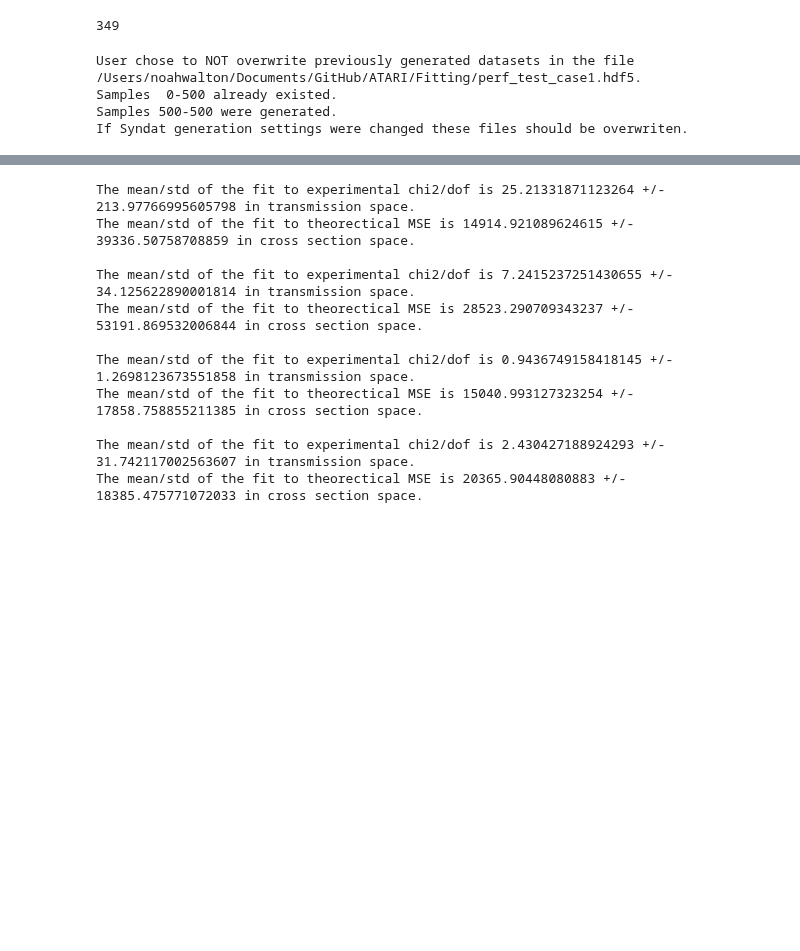
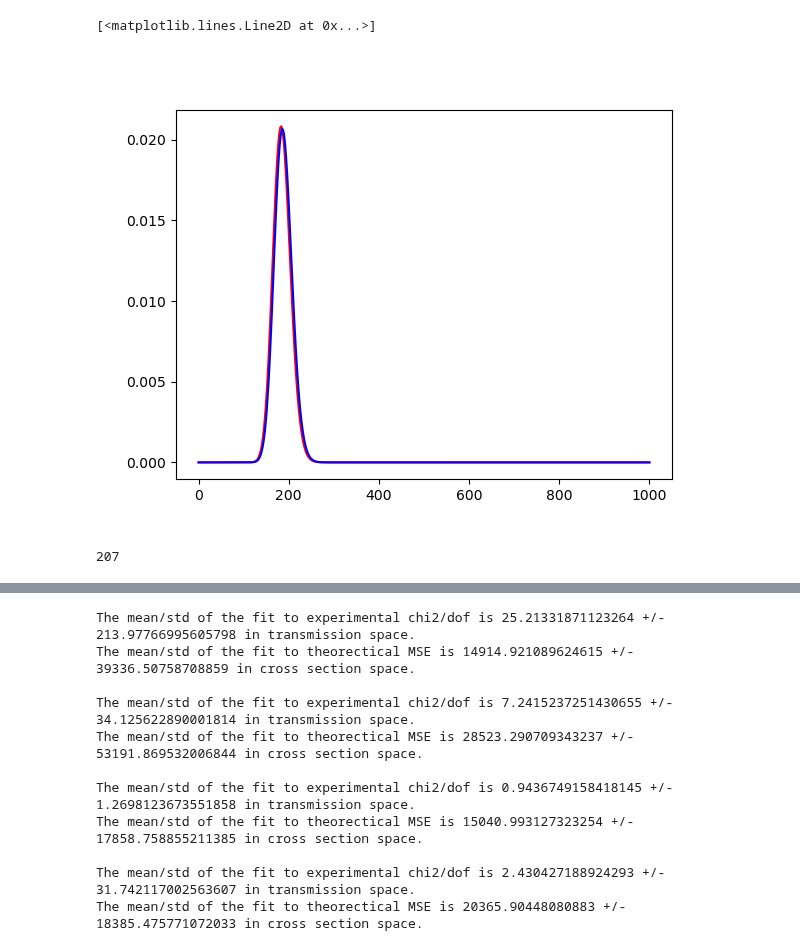
Before and after one commit to Naww137/ATARI, a Jupyter notebook: examples/UserExample_PiTFAll.ipynb, the cells around one changed output, grey strips where cells are left out. Cells and saved outputs as stored; diff of their text form; code cells hidden in the pictures; blank space fills up the shorter version.

```diff
--- a/examples/UserExample_PiTFAll.ipynb
+++ b/examples/UserExample_PiTFAll.ipynb
@@ -11,5 +12,16 @@ h5py.enable_ipython_completer()
 # %%
 %matplotlib widget
+# %%
+x = np.linspace(0,1000,1000)
+chi2_1 = sts.chi2.pdf(x, 200-3*5)
+chi2_2 = sts.chi2.pdf(x, 200-3*4)
+
+figure()
+plot(x, chi2_1, color='r')
+plot(x, chi2_2, color='b')
+# %% [output]
+[<matplotlib.lines.Line2D at 0x...>]
+[figure, added]
 # %%
 # Peformance Test for Fitting ALgorithm (PiTFALl)
 # pd.__version__
@@ -34,7 +46,7 @@ Ta_pair = syndat.particle_pair( ac, M, m, I, i, l_max,
 # %%
 
 # initialize experimental setup
-E_min_max = [110, 150]
+E_min_max = [500, 550]
 input_options = { 'Add Noise': True,
             'Sample TURP':True,
             'Sample TOCS':True,
@@ -42,14 +54,14 @@ input_options = { 'Add Noise': True,
             'Compression Points':[],
             'Grouping Factors':None}
 
-experiment_parameters = {'bw': {'val':0.1,    'unc'   :   0}}
+experiment_parameters = {'bw': {'val':0.0256,    'unc'   :   0}}
 
 exp = syndat.experiment(E_min_max,
                         input_options=input_options,
                         experiment_parameters=experiment_parameters)
 print(len(exp.energy_domain))
 # %% [output]
-349
+207
 # %%
 # resonance_ladder = Ta_pair.sample_resonance_ladder(E_min_max, spin_groups, average_parameters)
 # print(resonance_ladder)
@@ -75,11 +87,11 @@ print(len(exp.energy_domain))
 # run a performance test with the PiTFAll module
 
 # case_file = './perf_test_baron'
-case_file = '/Users/noahwalton/Documents/GitHub/ATARI/Fitting/perf_test_case1.hdf5'
-# case_file = '/Users/noahwalton/Documents/GitHub/ATARI/Fitting/perf_test_static_window_ladder.hdf5'
+# case_file = '/Users/noahwalton/Documents/GitHub/ATARI/Fitting/perf_test_case1.hdf5'
+case_file = '/Users/noahwalton/Documents/GitHub/ATARI/Fitting/fitting_lite/syndat_data_SLBW.hdf5'
 # case_file = './test.hdf5'
 
-dataset_range = (0, 500)
+dataset_range = (0, 20)
 
 # case_file = './perf_test_baron_rev2.hdf5'
 # number_of_datasets = 27
@@ -89,11 +101,11 @@ path_to_fitting_script = "/Users/noahwalton/Documents/GitHub/ATARI/baron_fit_rev
 
 # full_Ta181_RRR_JEFF = (4,2546)
 
-vary_Erange = {'fullrange':(750,2546), 'maxres':5 , 'prob':0.001}
-# vary_Erange = None
+# vary_Erange = {'fullrange':(750,2546), 'maxres':5 , 'prob':0.001}
+vary_Erange = None
 
-input_options = {   'Overwrite Syndats'    :   False,
-                    'Overwrite Fits'       :   False,
+input_options = {   'Overwrite Syndats'    :   True,
+                    'Overwrite Fits'       :   True,
                     'Use HDF5'             :   True,
                     'Vary Erange'          :   vary_Erange}
 
@@ -106,11 +118,6 @@ perf_test = pf.performance_test(dataset_range,
 sample_data_df, out = perf_test.generate_syndats(Ta_pair, exp,
                                                     solver='syndat_SLBW')
 print(out)
-# %% [output]
-User chose to NOT overwrite previously generated datasets in the file /Users/noahwalton/Documents/GitHub/ATARI/Fitting/perf_test_case1.hdf5.
-Samples  0-500 already existed.
-Samples 500-500 were generated.
-If Syndat generation settings were changed these files should be overwriten.
 # %%
 # import h5py
 with h5py.File(case_file, 'r') as f:
```
Also changed, not shown: parts of 5 cells of this notebook, 6 other files.
